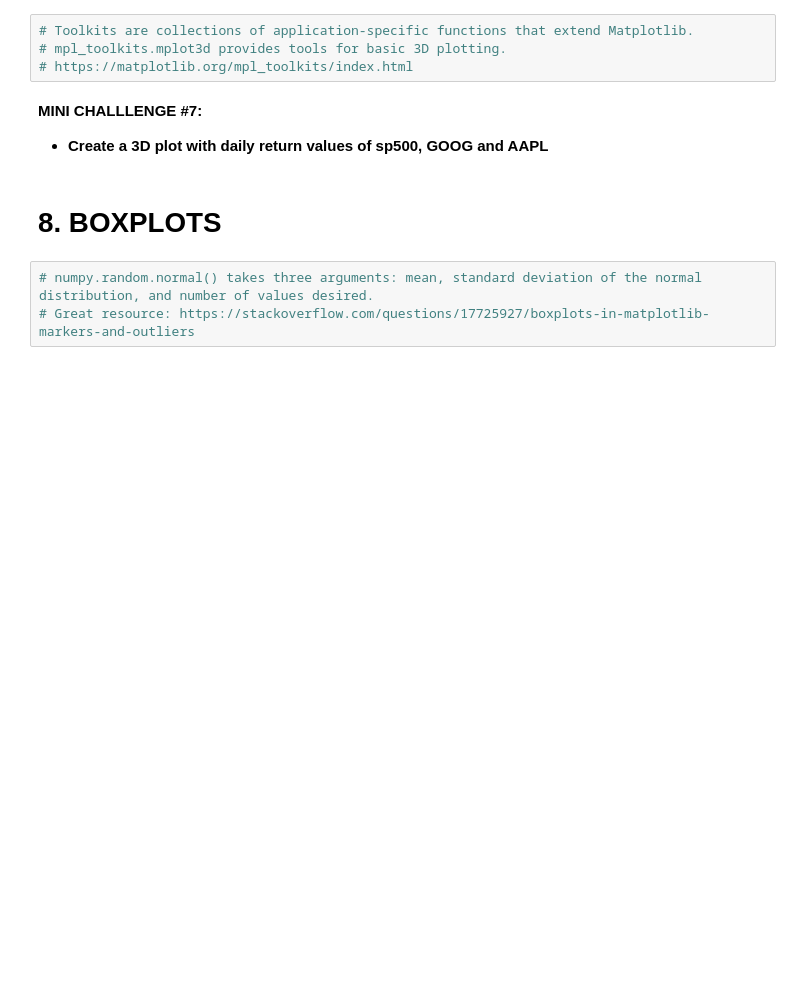
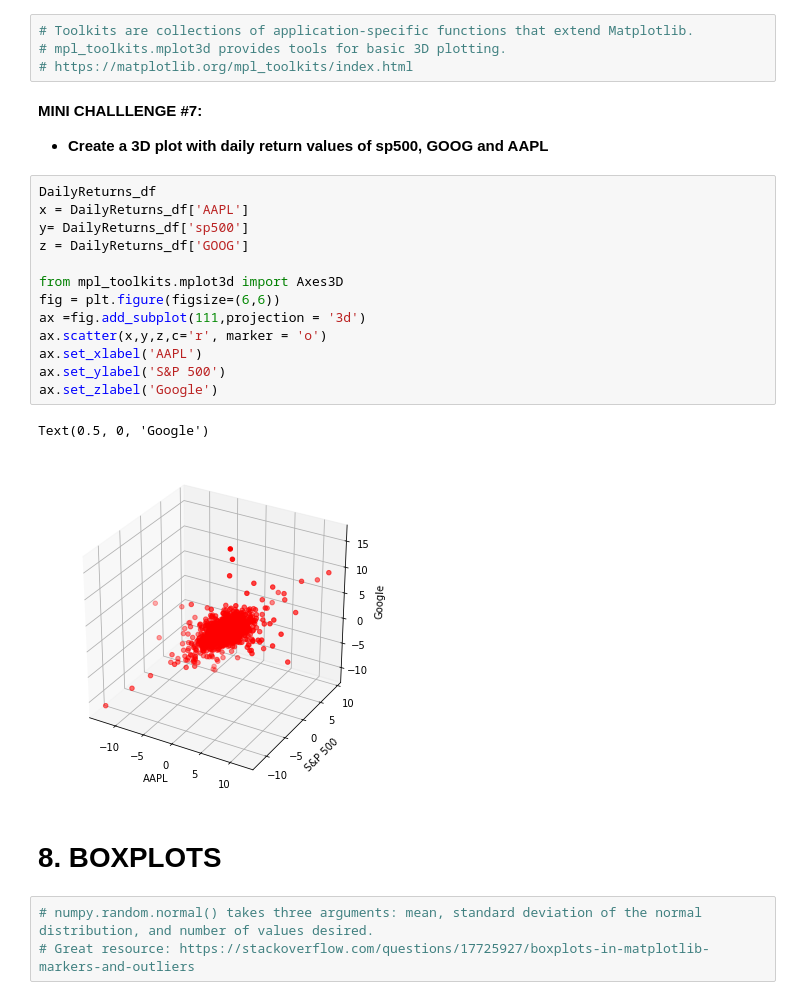
Before and after one commit to SangeetaChatterjee/Python_Stockmarket_Profile, a Jupyter notebook: 9_Python_101_Data_Visualization_with_matplotlib_Skeleton.ipynb, the cells around one changed output. Cells and saved outputs as stored; diff of their text form; blank space fills up the shorter version.

```diff
--- a/9_Python_101_Data_Visualization_with_matplotlib_Skeleton.ipynb
+++ b/9_Python_101_Data_Visualization_with_matplotlib_Skeleton.ipynb
@@ -192,6 +192,22 @@ plt.legend(['sp500 Price']);
 # %% [markdown]
 **MINI CHALLLENGE #7:**
 - **Create a 3D plot with daily return values of sp500, GOOG and AAPL**
+# %%
+DailyReturns_df
+x = DailyReturns_df['AAPL']
+y= DailyReturns_df['sp500']
+z = DailyReturns_df['GOOG']
+
+from mpl_toolkits.mplot3d import Axes3D
+fig = plt.figure(figsize=(6,6))
+ax =fig.add_subplot(111,projection = '3d')
+ax.scatter(x,y,z,c='r', marker = 'o')
+ax.set_xlabel('AAPL')
+ax.set_ylabel('S&P 500')
+ax.set_zlabel('Google')
+# %% [output]
+Text(0.5, 0, 'Google')
+[figure, added]
 # %% [markdown]
 # 8. BOXPLOTS
 # %%
```
